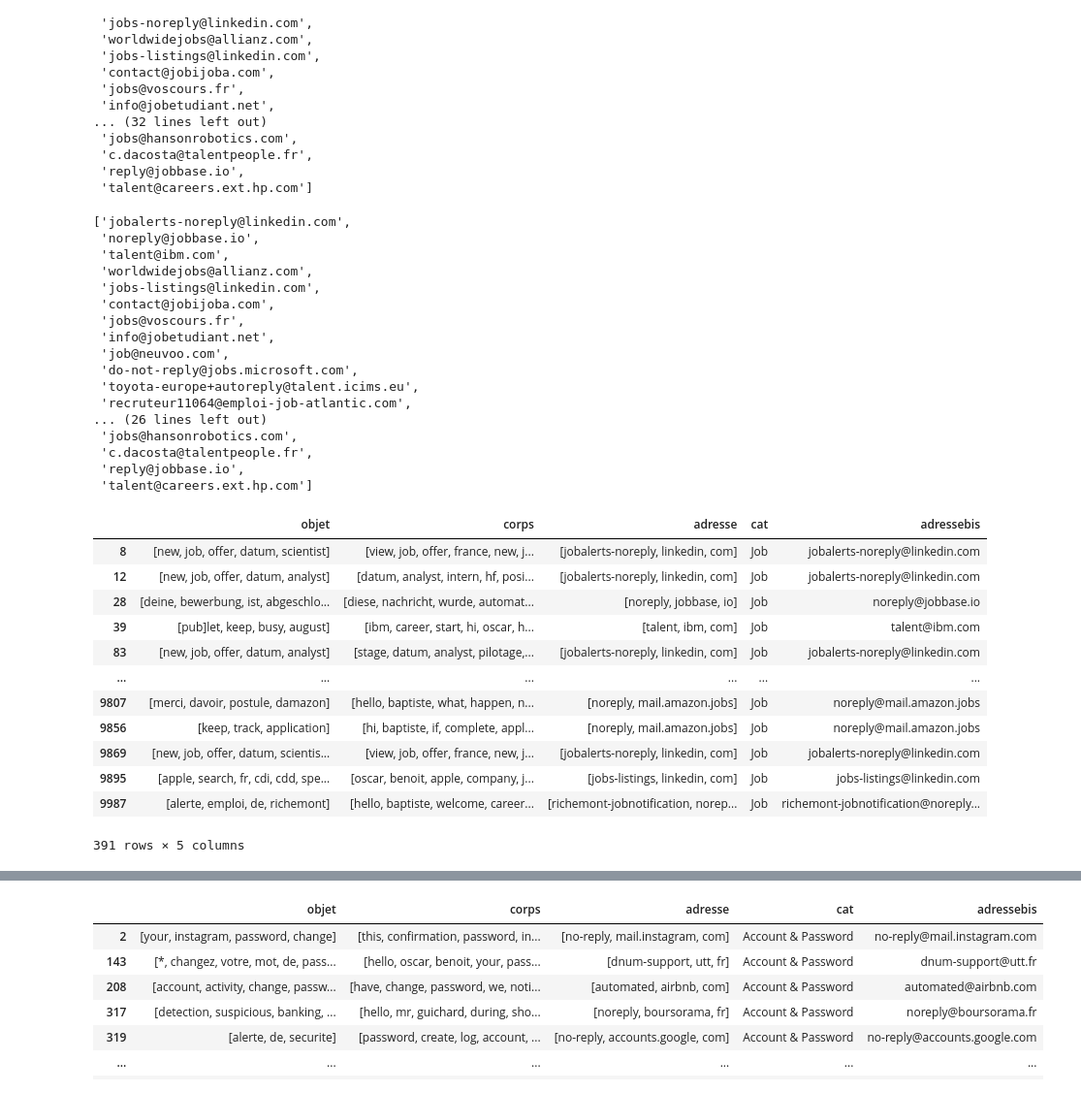
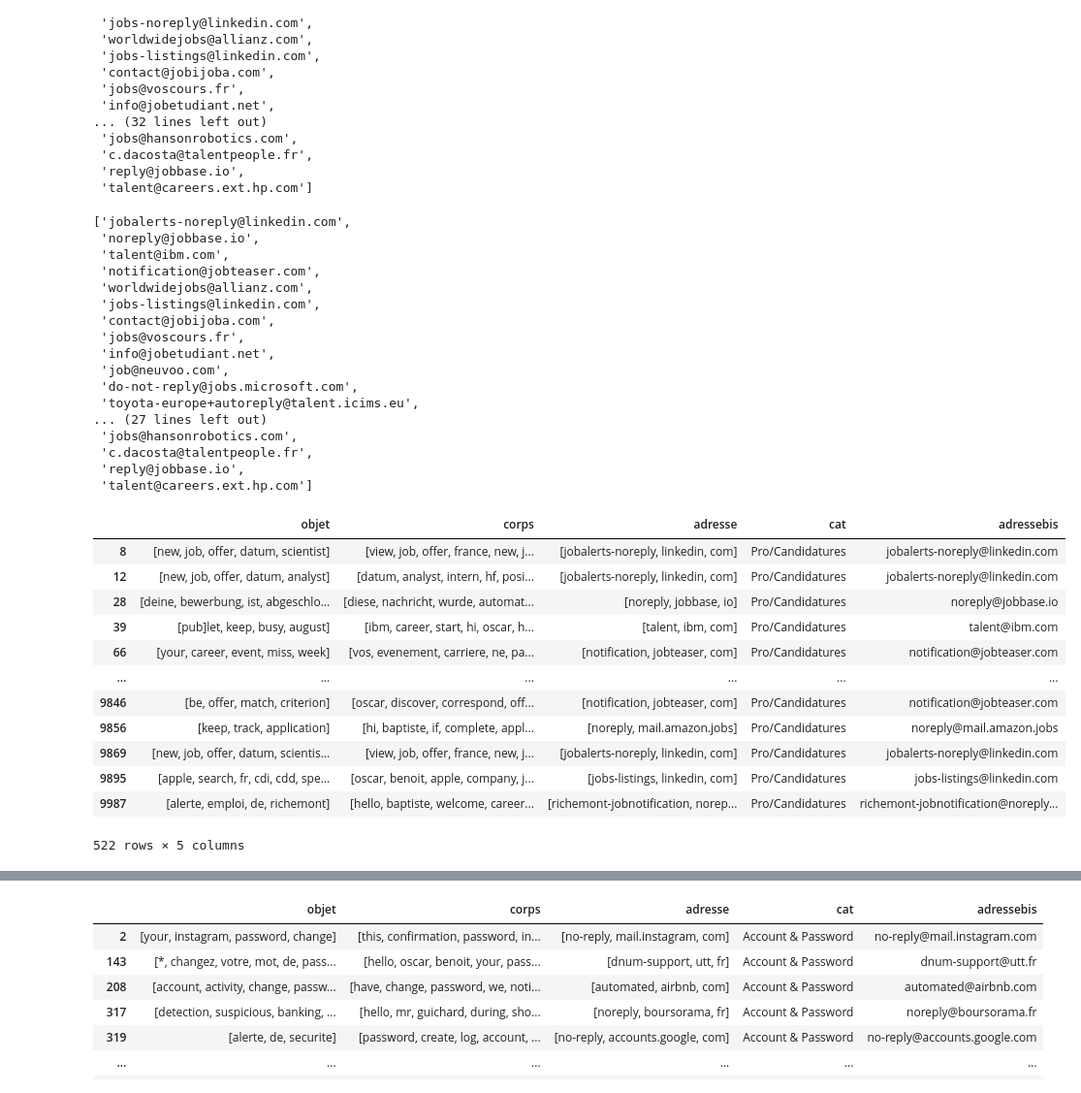
Before and after one commit to GuichardB/Email_Classification, a Jupyter notebook: labellisation.ipynb, the cells around one changed output, grey strips where cells are left out. Shown at 97% size. Cells and saved outputs as stored; diff of their text form; code cells hidden in the pictures.

```diff
--- a/labellisation.ipynb
+++ b/labellisation.ipynb
@@ -448,7 +527,10 @@ social_media = ['no-reply@mail.instagram.com', 'security@mail.instagram.com', 'g
 'invitations@linkedin.com', 'jobs-noreply@linkedin.com', 'messages-noreply@linkedin.com', 'jobs-listings@linkedin.com',
 'hit-reply@linkedin.com', 'linkedin@e.linkedin.com', 'member@linkedin.com', 'career-interests-noreply@linkedin.com',
 'editors-noreply@linkedin.com', 'inmail-hit-reply@linkedin.com', 'noreply@gotinder.com', 'tinder@mail.tinder.com', 'noreply@gotinder.com',
-'noreply@github.com']
+'noreply@github.com', 'no.reply@leboncoin.fr', 'contact-6f6gkpxws@messagerie.leboncoin.fr', 'contact-6yjyz5rw6@messagerie.leboncoin.fr',
+'contact-augjvyixa@messagerie.leboncoin.fr', 'contact-3zzrszend@messagerie.leboncoin.fr', 'contact-qtxaz4uy3@messagerie.leboncoin.fr',
+'contact-p4zi5xwcf@messagerie.leboncoin.fr', 'contact-6746gnmlm@messagerie.leboncoin.fr', 'feedback@slack.com', 'noreply@voscours.fr',
+'noreply@email.teams.microsoft.com', 'notifications@discord.com']
 # %%
 data = cat_with_list(data, social_media, 'Réseaux sociaux')
 print_cat(data, 'Réseaux sociaux')
@@ -497,7 +579,8 @@ administrative = ['sie.creteil@dgfip.finances.gouv.fr', 'CVEC-ne-pas-repondre@le
 'ne-pas-repondre@timbres.ants.gouv.fr', 'ne-pas-repondre@votre-urssaf.fr', 'ne_pas_repondre@caf.fr', 'no-reply@interieur.gouv.fr', 'no-reply@caf.fr',
 'noreply@messervices.etudiant.gouv.fr', 'dcl.iledefrance@urssaf.fr', 'ddsp10-csp-troyes-omp@interieur.gouv.fr', 'amendes10@dgfip.finances.gouv.fr',
 'no-reply@sidep.gouv.fr', 'services@immigration.go.tz', 'ne-pas-repondre@declaration.urssaf.fr', 'donotreply@cic.gc.ca', 'assurance-maladie@info.ameli.fr',
-'medical@gapigestion.com', 'noreply@gapigestion.com']
+'medical@gapigestion.com', 'noreply@gapigestion.com', 'contact@assur-travel.fr', 'prefeitura@craibas.al.gov.br', 'enquete.caf@ipsos-direct.fr',
+'webmestre@ambafrance-ca.org', 'Info@isep.fr', 'gestion@sud-courtage.fr']
 # %%
 data = cat_with_list(data, administrative, 'Administratif')
 print_cat(data, 'Administratif')
@@ -546,3 +602,0 @@ ticket.remove('noreply_tickets_scol@utt.fr')
-# %%
-data = cat_with_list(data, ticket, 'Ticket')
-print_cat(data, 'Ticket')
@@ -593,7 +627,6 @@ jobs
 # %%
 jobs.remove('career-center@utt.fr')
 jobs.remove('career-interests-noreply@linkedin.com')
-jobs.remove('notification@jobteaser.com')
 jobs.remove('noreply@keljob.com')
 jobs.remove('jobs-noreply@linkedin.com')
 jobs.remove('offres@email.alerts.keljob.com')
@@ -602,6 +635,7 @@ jobs
 ['jobalerts-noreply@linkedin.com',
  'noreply@jobbase.io',
  'talent@ibm.com',
+ 'notification@jobteaser.com',
  'worldwidejobs@allianz.com',
  'jobs-listings@linkedin.com',
  'contact@jobijoba.com',
@@ -610,27 +644,26 @@ jobs
  'job@neuvoo.com',
  'do-not-reply@jobs.microsoft.com',
  'toyota-europe+autoreply@talent.icims.eu',
- 'recruteur11064@emploi-job-atlantic.com',
-... (26 lines left out)
+... (27 lines left out)
  'jobs@hansonrobotics.com',
  'c.dacosta@talentpeople.fr',
  'reply@jobbase.io',
  'talent@careers.ext.hp.com']
 # %%
-data = cat_with_list(data, jobs, 'Job')
-print_cat(data, 'Job')
+data = cat_with_list(data, jobs, 'Pro/Candidatures')
+print_cat(data, 'Pro/Candidatures')
 # %% [output]
 |  | objet | corps | adresse | cat | adressebis |
-| 8 | [new, job, offer, datum, scientist] | [view, job, offer, france, new, j... | [jobalerts-noreply, linkedin, com] | Job | jobalerts-noreply@linkedin.com |
-| 12 | [new, job, offer, datum, analyst] | [datum, analyst, intern, hf, posi... | [jobalerts-noreply, linkedin, com] | Job | jobalerts-noreply@linkedin.com |
-| 28 | [deine, bewerbung, ist, abgeschlo... | [diese, nachricht, wurde, automat... | [noreply, jobbase, io] | Job | noreply@jobbase.io |
-| 39 | [pub]let, keep, busy, august] | [ibm, career, start, hi, oscar, h... | [talent, ibm, com] | Job | talent@ibm.com |
-| 83 | [new, job, offer, datum, analyst] | [stage, datum, analyst, pilotage,... | [jobalerts-noreply, linkedin, com] | Job | jobalerts-noreply@linkedin.com |
+| 8 | [new, job, offer, datum, scientist] | [view, job, offer, france, new, j... | [jobalerts-noreply, linkedin, com] | Pro/Candidatures | jobalerts-noreply@linkedin.com |
+| 12 | [new, job, offer, datum, analyst] | [datum, analyst, intern, hf, posi... | [jobalerts-noreply, linkedin, com] | Pro/Candidatures | jobalerts-noreply@linkedin.com |
+| 28 | [deine, bewerbung, ist, abgeschlo... | [diese, nachricht, wurde, automat... | [noreply, jobbase, io] | Pro/Candidatures | noreply@jobbase.io |
+| 39 | [pub]let, keep, busy, august] | [ibm, career, start, hi, oscar, h... | [talent, ibm, com] | Pro/Candidatures | talent@ibm.com |
+| 66 | [your, career, event, miss, week] | [vos, evenement, carriere, ne, pa... | [notification, jobteaser, com] | Pro/Candidatures | notification@jobteaser.com |
 | ... | ... | ... | ... | ... | ... |
-| 9807 | [merci, davoir, postule, damazon] | [hello, baptiste, what, happen, n... | [noreply, mail.amazon.jobs] | Job | noreply@mail.amazon.jobs |
-| 9856 | [keep, track, application] | [hi, baptiste, if, complete, appl... | [noreply, mail.amazon.jobs] | Job | noreply@mail.amazon.jobs |
-| 9869 | [new, job, offer, datum, scientis... | [view, job, offer, france, new, j... | [jobalerts-noreply, linkedin, com] | Job | jobalerts-noreply@linkedin.com |
-| 9895 | [apple, search, fr, cdi, cdd, spe... | [oscar, benoit, apple, company, j... | [jobs-listings, linkedin, com] | Job | jobs-listings@linkedin.com |
-| 9987 | [alerte, emploi, de, richemont] | [hello, baptiste, welcome, career... | [richemont-jobnotification, norep... | Job | richemont-jobnotification@noreply... |
+| 9846 | [be, offer, match, criterion] | [oscar, discover, correspond, off... | [notification, jobteaser, com] | Pro/Candidatures | notification@jobteaser.com |
+| 9856 | [keep, track, application] | [hi, baptiste, if, complete, appl... | [noreply, mail.amazon.jobs] | Pro/Candidatures | noreply@mail.amazon.jobs |
+| 9869 | [new, job, offer, datum, scientis... | [view, job, offer, france, new, j... | [jobalerts-noreply, linkedin, com] | Pro/Candidatures | jobalerts-noreply@linkedin.com |
+| 9895 | [apple, search, fr, cdi, cdd, spe... | [oscar, benoit, apple, company, j... | [jobs-listings, linkedin, com] | Pro/Candidatures | jobs-listings@linkedin.com |
+| 9987 | [alerte, emploi, de, richemont] | [hello, baptiste, welcome, career... | [richemont-jobnotification, norep... | Pro/Candidatures | richemont-jobnotification@noreply... |
-391 rows × 5 columns
+522 rows × 5 columns
 # %%
```
Also changed, not shown: parts of 62 cells of this notebook, 2 other files.
